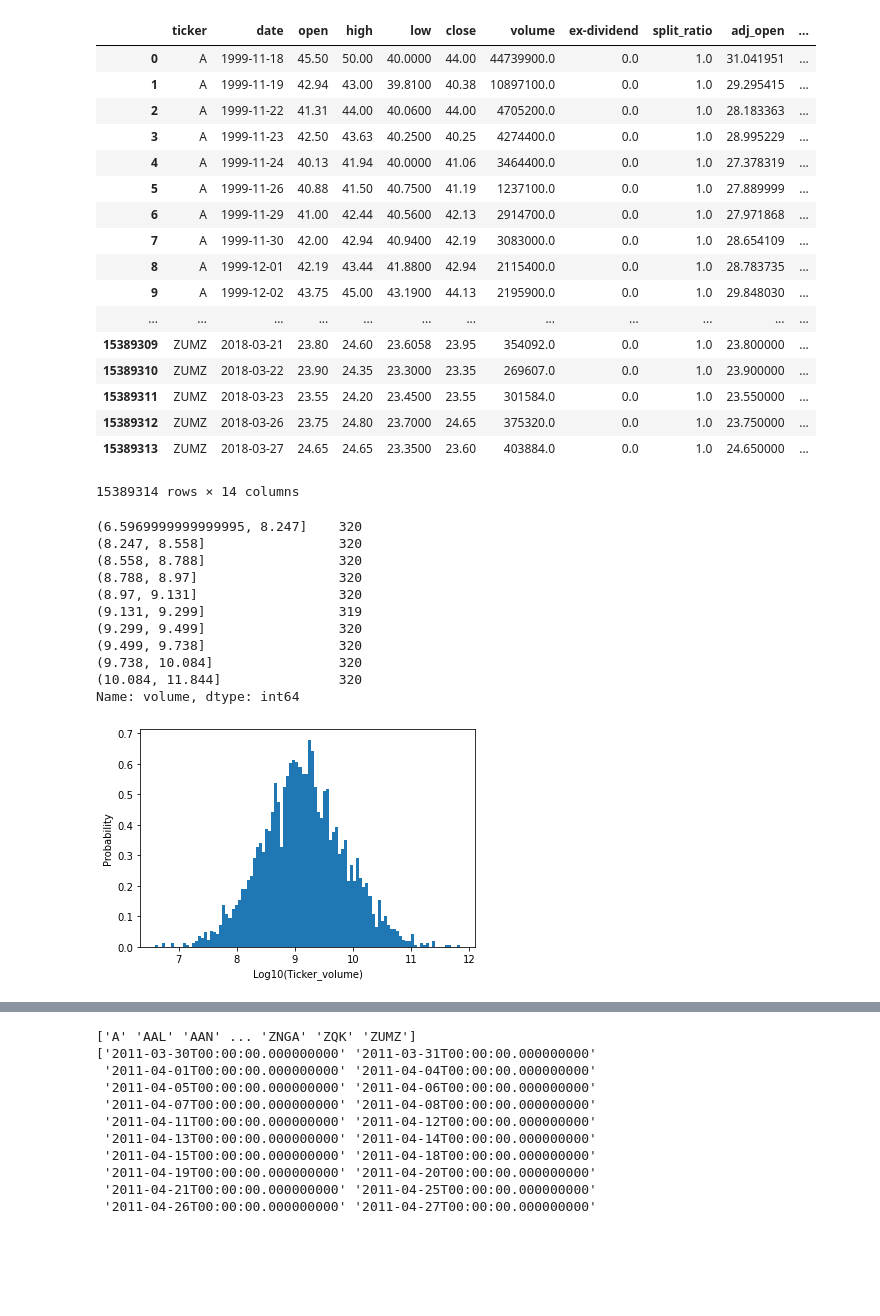
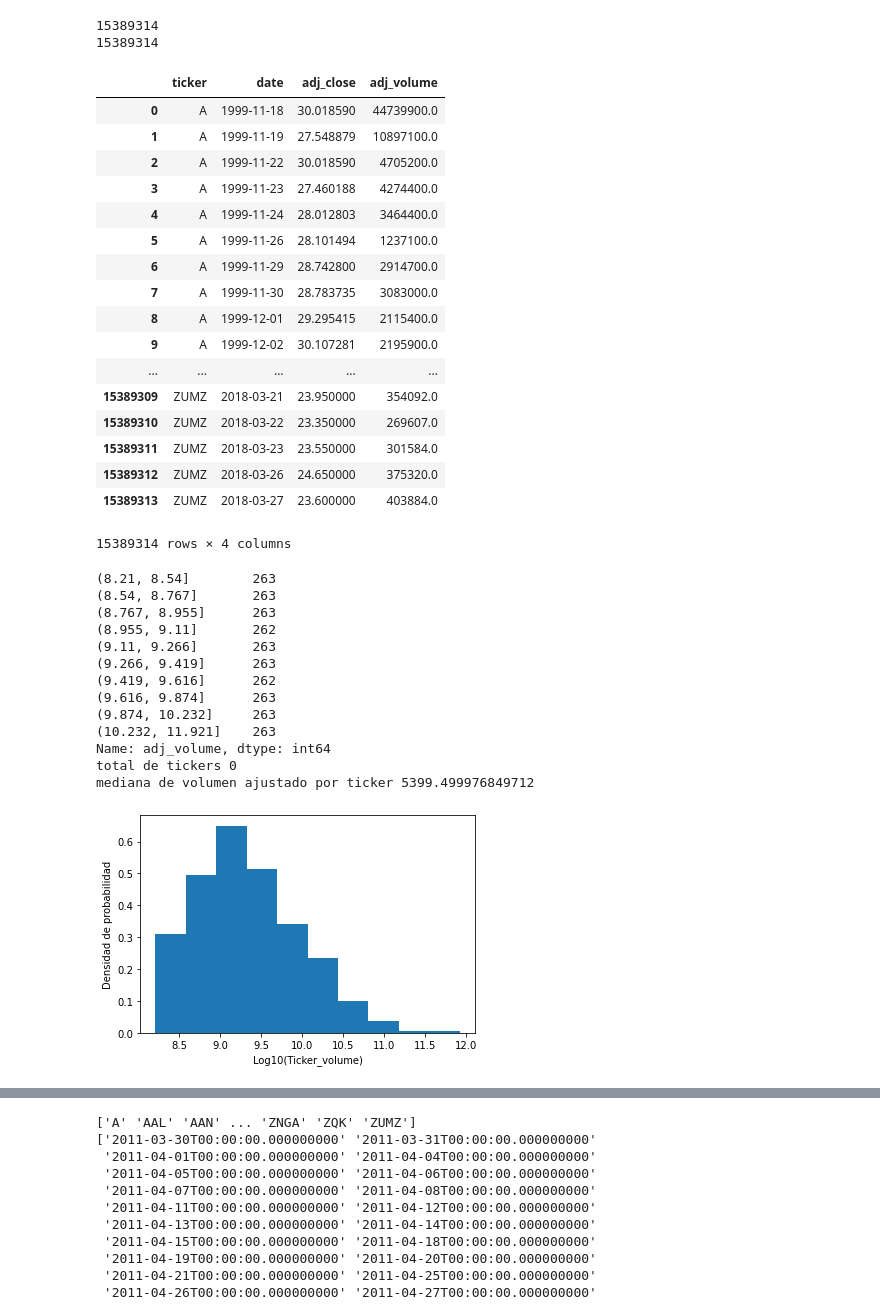
Before and after one commit to manueldecesar/LABQT, a Jupyter notebook: LABQT.ipynb, the cells around one changed output, grey strips where cells are left out. Drawn from its saved outputs; the diff is of its cells as text; code cells hidden in the pictures; blank space fills up the shorter version.

```diff
--- a/LABQT.ipynb
+++ b/LABQT.ipynb
@@ -7,46 +7,57 @@ import datetime
 pd.set_option('display.max_rows', 20)
 pd.set_option('display.min_rows', 20)
 # %%
-df=pd.read_csv('C:\\Users\\manuel.decesar\\Desktop\\data_labqt\\WIKI_PRICES_212b326a081eacca455e13140d7bb9db.csv', sep=',')
+#Cargamos el fichero de cotizaciones seleccionando las columnas relevantes para el modelo
+df=pd.read_csv('C:\\Users\\manuel.decesar\\Desktop\\data_labqt\\WIKI_PRICES_212b326a081eacca455e13140d7bb9db.csv', sep=',')[['ticker','date','adj_close','adj_volume']]
+print(len(df))
+#fijamos los tipos de datos
+df['date']=pd.to_datetime(df['date'])
+print(len(df))
 df
 # %% [output]
+15389314
+15389314
-|  | ticker | date | open | high | low | close | volume | ex-dividend | split_ratio | adj_open | ... |
-| 0 | A | 1999-11-18 | 45.50 | 50.00 | 40.0000 | 44.00 | 44739900.0 | 0.0 | 1.0 | 31.041951 | ... |
-| 1 | A | 1999-11-19 | 42.94 | 43.00 | 39.8100 | 40.38 | 10897100.0 | 0.0 | 1.0 | 29.295415 | ... |
-| 2 | A | 1999-11-22 | 41.31 | 44.00 | 40.0600 | 44.00 | 4705200.0 | 0.0 | 1.0 | 28.183363 | ... |
-| 3 | A | 1999-11-23 | 42.50 | 43.63 | 40.2500 | 40.25 | 4274400.0 | 0.0 | 1.0 | 28.995229 | ... |
-| 4 | A | 1999-11-24 | 40.13 | 41.94 | 40.0000 | 41.06 | 3464400.0 | 0.0 | 1.0 | 27.378319 | ... |
-| 5 | A | 1999-11-26 | 40.88 | 41.50 | 40.7500 | 41.19 | 1237100.0 | 0.0 | 1.0 | 27.889999 | ... |
-| 6 | A | 1999-11-29 | 41.00 | 42.44 | 40.5600 | 42.13 | 2914700.0 | 0.0 | 1.0 | 27.971868 | ... |
-| 7 | A | 1999-11-30 | 42.00 | 42.94 | 40.9400 | 42.19 | 3083000.0 | 0.0 | 1.0 | 28.654109 | ... |
-| 8 | A | 1999-12-01 | 42.19 | 43.44 | 41.8800 | 42.94 | 2115400.0 | 0.0 | 1.0 | 28.783735 | ... |
-| 9 | A | 1999-12-02 | 43.75 | 45.00 | 43.1900 | 44.13 | 2195900.0 | 0.0 | 1.0 | 29.848030 | ... |
-| ... | ... | ... | ... | ... | ... | ... | ... | ... | ... | ... | ... |
-| 15389309 | ZUMZ | 2018-03-21 | 23.80 | 24.60 | 23.6058 | 23.95 | 354092.0 | 0.0 | 1.0 | 23.800000 | ... |
-| 15389310 | ZUMZ | 2018-03-22 | 23.90 | 24.35 | 23.3000 | 23.35 | 269607.0 | 0.0 | 1.0 | 23.900000 | ... |
-| 15389311 | ZUMZ | 2018-03-23 | 23.55 | 24.20 | 23.4500 | 23.55 | 301584.0 | 0.0 | 1.0 | 23.550000 | ... |
-| 15389312 | ZUMZ | 2018-03-26 | 23.75 | 24.80 | 23.7000 | 24.65 | 375320.0 | 0.0 | 1.0 | 23.750000 | ... |
-| 15389313 | ZUMZ | 2018-03-27 | 24.65 | 24.65 | 23.3500 | 23.60 | 403884.0 | 0.0 | 1.0 | 24.650000 | ... |
+|  | ticker | date | adj_close | adj_volume |
+| 0 | A | 1999-11-18 | 30.018590 | 44739900.0 |
+| 1 | A | 1999-11-19 | 27.548879 | 10897100.0 |
+| 2 | A | 1999-11-22 | 30.018590 | 4705200.0 |
+| 3 | A | 1999-11-23 | 27.460188 | 4274400.0 |
+| 4 | A | 1999-11-24 | 28.012803 | 3464400.0 |
+| 5 | A | 1999-11-26 | 28.101494 | 1237100.0 |
+| 6 | A | 1999-11-29 | 28.742800 | 2914700.0 |
+| 7 | A | 1999-11-30 | 28.783735 | 3083000.0 |
+| 8 | A | 1999-12-01 | 29.295415 | 2115400.0 |
+| 9 | A | 1999-12-02 | 30.107281 | 2195900.0 |
+| ... | ... | ... | ... | ... |
+| 15389309 | ZUMZ | 2018-03-21 | 23.950000 | 354092.0 |
+| 15389310 | ZUMZ | 2018-03-22 | 23.350000 | 269607.0 |
+| 15389311 | ZUMZ | 2018-03-23 | 23.550000 | 301584.0 |
+| 15389312 | ZUMZ | 2018-03-26 | 24.650000 | 375320.0 |
+| 15389313 | ZUMZ | 2018-03-27 | 23.600000 | 403884.0 |
-15389314 rows × 14 columns
+15389314 rows × 4 columns
 # %%
 #Análisis volumen por ticker
 %matplotlib inline
-df_ticker_volume=np.log10(df.groupby(['ticker'])['volume'].sum())
-plt.hist(df_ticker_volume, density=True, bins=100)  # density=False would make counts
-plt.ylabel('Probability')
+df_ticker_volume=np.log10(df.groupby(['ticker'])['adj_volume'].sum())
+plt.hist(df_ticker_volume, density=True, bins=10)  # density=False would make counts
+plt.ylabel('Densidad de probabilidad')
 plt.xlabel('Log10(Ticker_volume)');
 #percentiles
 print(pd.qcut(df_ticker_volume,10).value_counts().sort_index())
+print('total de tickers',10**df_ticker_cot.count())
+print('mediana de volumen ajustado por ticker',10**df_ticker_cot.median())
 # %% [output]
-(6.5969999999999995, 8.247]    320
-(8.247, 8.558]                 320
-(8.558, 8.788]                 320
-(8.788, 8.97]                  320
-(8.97, 9.131]                  320
-(9.131, 9.299]                 319
-(9.299, 9.499]                 320
-(9.499, 9.738]                 320
-(9.738, 10.084]                320
-(10.084, 11.844]               320
-Name: volume, dtype: int64
+(8.21, 8.54]        263
+(8.54, 8.767]       263
+(8.767, 8.955]      263
+(8.955, 9.11]       262
+(9.11, 9.266]       263
+(9.266, 9.419]      263
+(9.419, 9.616]      262
+(9.616, 9.874]      263
+(9.874, 10.232]     263
+(10.232, 11.921]    263
+Name: adj_volume, dtype: int64
+total de tickers 0
+mediana de volumen ajustado por ticker 5399.499976849712
-[figure, old version]
+[figure, new version]
```
Also changed, not shown: parts of 27 cells of this notebook.
